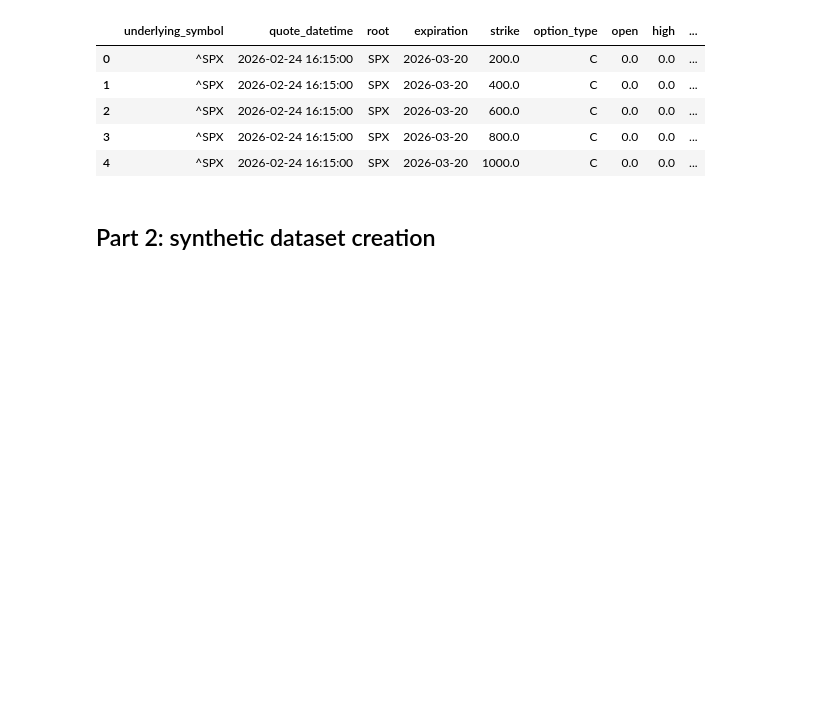
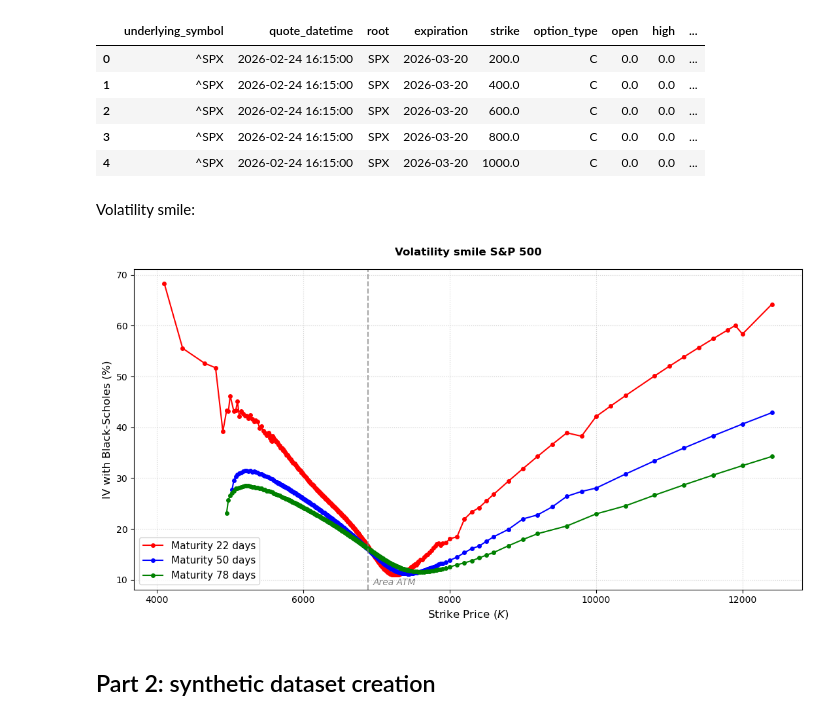
Before and after one commit to MatteoTo-WS/Fast-Calibration-of-Heston-Model, a Jupyter notebook: heston_calibration.ipynb, the cells around one changed output. Cells and saved outputs as stored; diff of their text form; code cells hidden in the pictures; blank space fills up the shorter version.

```diff
--- a/heston_calibration.ipynb
+++ b/heston_calibration.ipynb
@@ -32,6 +32,44 @@ df['implied_vol'] = df.apply(
 df_clean = df.dropna(subset=['implied_vol'])
 # %%
 df_clean.to_csv('data/SPX_data_clean_IV.csv', index=False)
+# %% [markdown]
+Volatility smile:
+# %%
+import pandas as pd
+import matplotlib.pyplot as plt
+import seaborn as sns
+
+df_market = pd.read_csv('data/SPX_data_clean_IV.csv')
+
+# select top 3 most common maturities
+top_maturities = df_market['time_to_maturity'].value_counts().head(3).index.tolist()
+
+plt.figure(figsize=(11, 6))
+colori = ['red', 'blue', 'green']
+
+for i, t in enumerate(sorted(top_maturities)):
+    # keep only data with the selected maturity
+    df_maturity = df_market[df_market['time_to_maturity'] == t].sort_values(by='strike')
+    plt.plot(df_maturity['strike'], df_maturity['implied_vol'] * 100,
+             marker='o', linestyle='-', color=colori[i], markersize=4,
+             label=f"Maturity {int(t*365)} days")
+
+# Personalizzazione del grafico
+plt.title("Volatility smile S&P 500", fontsize=12, fontweight='bold', pad=15)
+plt.xlabel("Strike Price ($K$)", fontsize=12)
+plt.ylabel("IV with Black-Scholes (%)", fontsize=12)
+plt.grid(True, linestyle=':', alpha=0.6)
+plt.legend(fontsize=11)
+
+# Evidenziamo graficamente il prezzo Spot medio sul grafico per dare contesto (ATM)
+S0_medio = (df_market['underlying_bid'] + df_market['underlying_ask']).mean() / 2
+plt.axvline(x=S0_medio, color='gray', linestyle='--', alpha=0.7, label=f'Spot S0 (~{S0_medio:.1f})')
+plt.text(S0_medio * 1.01, plt.ylim()[0] * 1.1, 'Area ATM', color='gray', fontsize=10, fontstyle='italic')
+
+plt.tight_layout()
+plt.show()
+# %% [output]
+[figure, added]
 # %% [markdown]
 ## Part 2: synthetic dataset creation
 # %%
```
Also changed, not shown: parts of 7 cells of this notebook, 3 other files.
